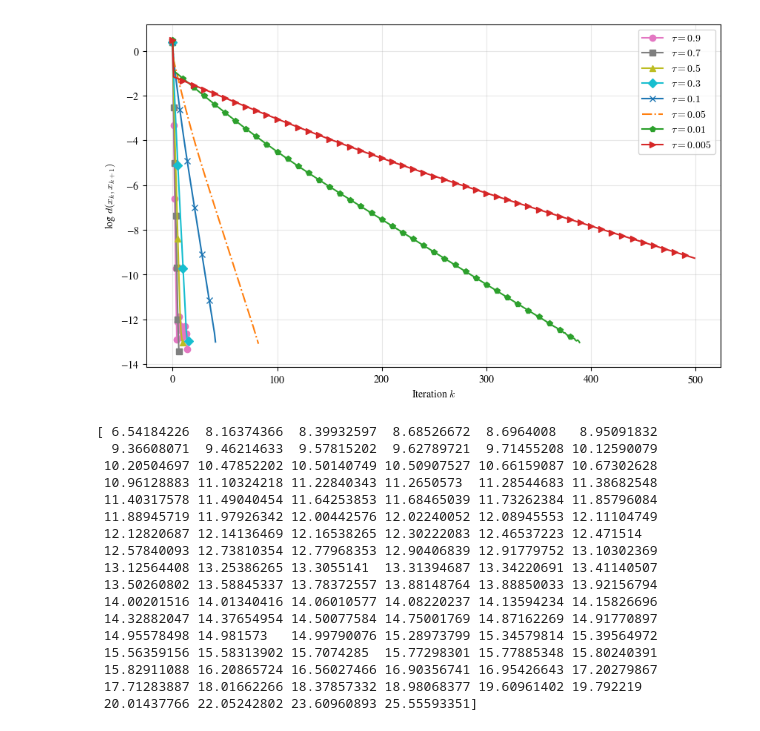
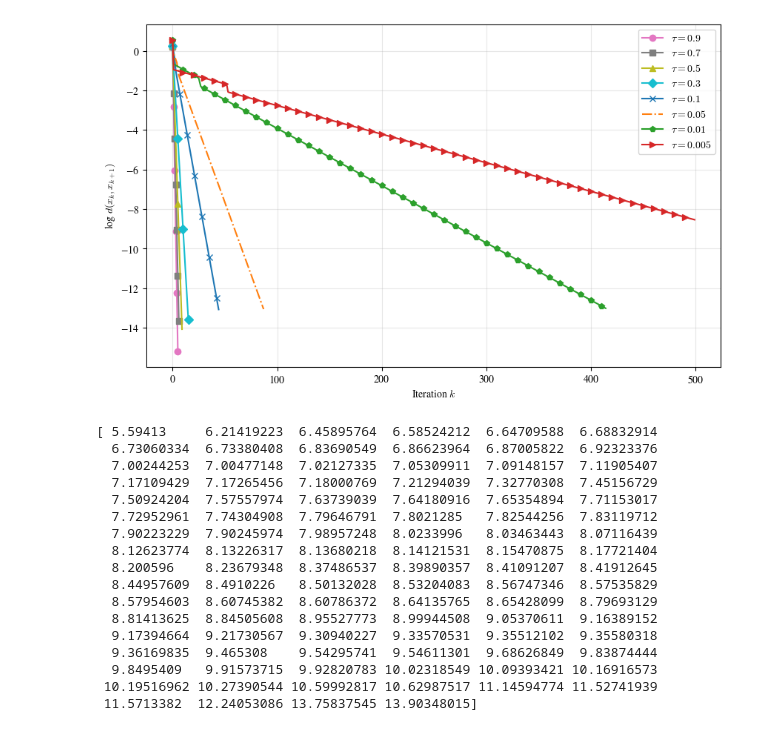
Before and after one commit to MahshidMirhashemi/metricopt, a Jupyter notebook: examples/bhv_proxsplitting.ipynb, the cells around one changed output. Cells and saved outputs as stored; diff of their text form; code cells hidden in the pictures.

```diff
--- a/examples/bhv_proxsplitting.ipynb
+++ b/examples/bhv_proxsplitting.ipynb
@@ -4,10 +4,10 @@ import warnings
 warnings.filterwarnings("ignore", category=RuntimeWarning)
 
 from algorithms import Prox
-from spaces import SymmetricPositiveDefinite
+from spaces.bhv import BHVSpace
 
-space = SymmetricPositiveDefinite(dimension=3, metric= "AIRM")
-S = space.sample(n_samples=20, seed=0, dtype=np.float64)
+space = BHVSpace(n_labels=3)
+S = space.sample(n_samples=20)
 prox = Prox(space=space)
 taus = [0.9, 0.7, 0.5, 0.3, 0.1, 0.05, 0.01, 0.005]
 means = []
@@ -22,62 +89,62 @@ for t in taus:
 # %%
 import matplotlib.pyplot as plt
 import scienceplots
 plt.style.use(['no-latex'])  # no-latex avoids LaTeX dependency
 
 
 
 styles = ["-o", "-s", "-^", "-D", "-x", "-.", "-p", "->"]
 colors = [f"C{i+6}" for i in range(len(taus)+10)]
 #colors = plt.cm.Blues(np.linspace(0.9, 0.2, len(taus)))  # avoid too-white and too-dark
 freq = [1, 1, 5, 5, 7, 10, 10,10]
 plt.figure(figsize=(10,6))
 for i in range(len(sequences)):
     outer_seq = [x[-1] for x in sequences[i]]
     distances = [np.log10(space.dist(outer_seq[j], outer_seq[j+1])) for j in range(len(outer_seq)-1)]
     plt.plot(distances, styles[i], color=colors[i], markevery=freq[i], label=rf'$\tau={taus[i]}$')
 
 
 plt.xlabel(r'Iteration $k$')
 plt.ylabel(r'log $d(x_{k} , x_{k+1})$')
 #plt.title('Convergence of SPD iterates')
 plt.legend()
 plt.grid(True, alpha=0.3)
-plt.show()
-#plt.savefig("/Users/mahshid/Documents/treespace/Mahshid/Latex/images/SPD_iterates.png",
-#bbox_inches="tight",
-#dpi=1000
-#)
+#plt.show()
+plt.savefig("/Users/mahshid/Documents/git/treespace/Mahshid/Latex/images/BHV_iterates.png",
+bbox_inches="tight",
+dpi=1000
+)
 # %% [output]
-[figure, old version]
+[figure, new version]
 # %%
 # sorted samples without diameter bound to see the lower and upper bound of diameters.
 D = []
 for d in range(100):
-    space = SymmetricPositiveDefinite(dimension=3, metric= "AIRM")
-    S = space.sample(n_samples=20, seed=int(np.random.SeedSequence().entropy)% (2**32), dtype=np.float64)
+    space = BHVSpace(n_labels=5)
+    S = space.sample(n_samples=20)
     prox = Prox(space=space)
     D.append(space.diameter(S)[0])
 
 
 print(np.sort(D))
 # %% [output]
-[ 6.54184226  8.16374366  8.39932597  8.68526672  8.6964008   8.95091832
-  9.36608071  9.46214633  9.57815202  9.62789721  9.71455208 10.12590079
- 10.20504697 10.47852202 10.50140749 10.50907527 10.66159087 10.67302628
- 10.96128883 11.10324218 11.22840343 11.2650573  11.28544683 11.38682548
- 11.40317578 11.49040454 11.64253853 11.68465039 11.73262384 11.85796084
- 11.88945719 11.97926342 12.00442576 12.02240052 12.08945553 12.11104749
- 12.12820687 12.14136469 12.16538265 12.30222083 12.46537223 12.471514
- 12.57840093 12.73810354 12.77968353 12.90406839 12.91779752 13.10302369
- 13.12564408 13.25386265 13.3055141  13.31394687 13.34220691 13.41140507
- 13.50260802 13.58845337 13.78372557 13.88148764 13.88850033 13.92156794
- 14.00201516 14.01340416 14.06010577 14.08220237 14.13594234 14.15826696
- 14.32882047 14.37654954 14.50077584 14.75001769 14.87162269 14.91770897
- 14.95578498 14.981573   14.99790076 15.28973799 15.34579814 15.39564972
- 15.56359156 15.58313902 15.7074285  15.77298301 15.77885348 15.80240391
- 15.82911088 16.20865724 16.56027466 16.90356741 16.95426643 17.20279867
- 17.71283887 18.01662266 18.37857332 18.98068377 19.60961402 19.792219
- 20.01437766 22.05242802 23.60960893 25.55593351]
+[ 5.59413     6.21419223  6.45895764  6.58524212  6.64709588  6.68832914
+  6.73060334  6.73380408  6.83690549  6.86623964  6.87005822  6.92323376
+  7.00244253  7.00477148  7.02127335  7.05309911  7.09148157  7.11905407
+  7.17109429  7.17265456  7.18000769  7.21294039  7.32770308  7.45156729
+  7.50924204  7.57557974  7.63739039  7.64180916  7.65354894  7.71153017
+  7.72952961  7.74304908  7.79646791  7.8021285   7.82544256  7.83119712
+  7.90223229  7.90245974  7.98957248  8.0233996   8.03463443  8.07116439
+  8.12623774  8.13226317  8.13680218  8.14121531  8.15470875  8.17721404
+  8.200596    8.23679348  8.37486537  8.39890357  8.41091207  8.41912645
+  8.44957609  8.4910226   8.50132028  8.53204083  8.56747346  8.57535829
+  8.57954603  8.60745382  8.60786372  8.64135765  8.65428099  8.79693129
+  8.81413625  8.84505608  8.95527773  8.99944508  9.05370611  9.16389152
+  9.17394664  9.21730567  9.30940227  9.33570531  9.35512102  9.35580318
+  9.36169835  9.465308    9.54295741  9.54611301  9.68626849  9.83874444
+  9.8495409   9.91573715  9.92820783 10.02318549 10.09393421 10.16916573
+ 10.19516962 10.27390544 10.59992817 10.62987517 11.14594774 11.52741939
+ 11.5713382  12.24053086 13.75837545 13.90348015]
 # %%
 #example of comparing final diameter and step length for one sample
 import matplotlib.pyplot as plt
```
Also changed, not shown: parts of 7 cells of this notebook.
